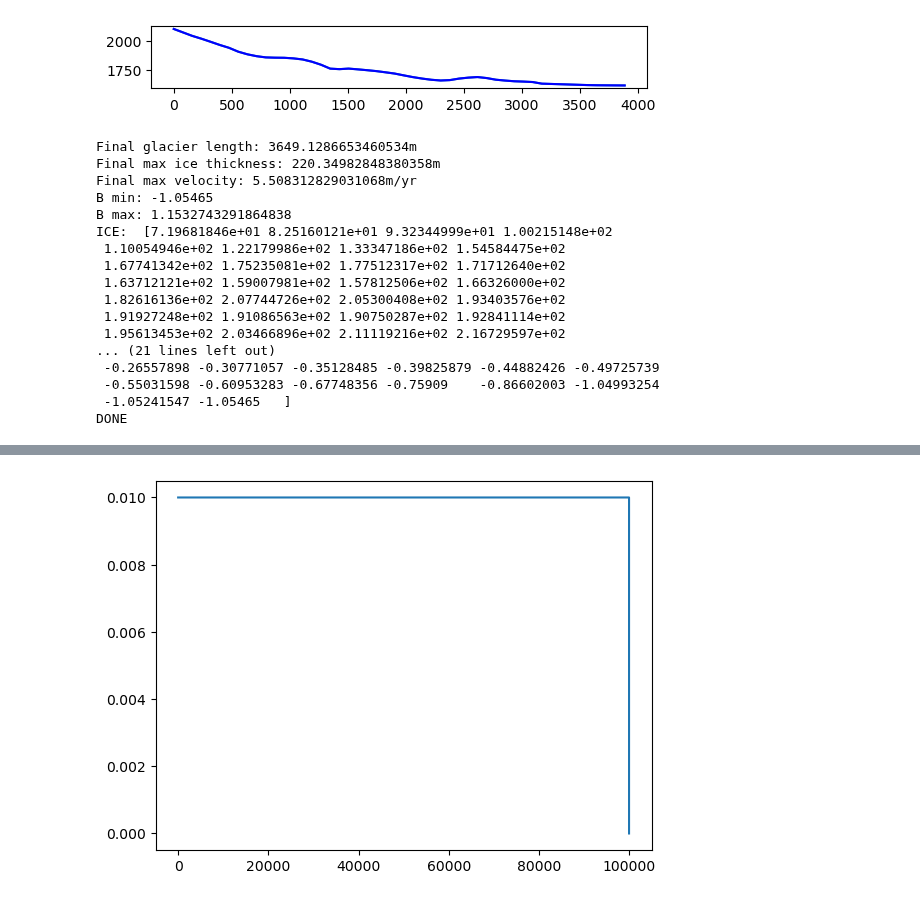
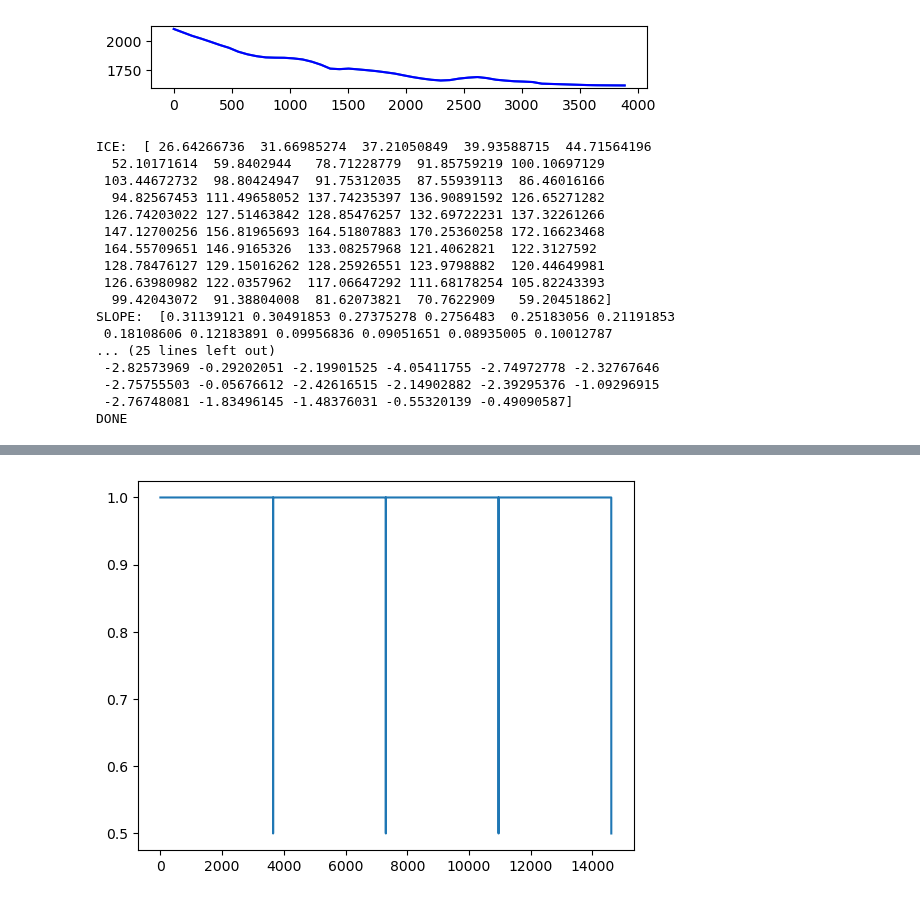
Before and after one commit to kstone3/Senior-Thesis, a Jupyter notebook: SIA/SIA-Mass-Balance-model.ipynb, the cells around one changed output, grey strips where cells are left out. Saved outputs shown, nothing was run; the diff lists cells and outputs as text; code cells hidden in the pictures.

Commit message:
first version of mass balance model

```diff
--- a/SIA/SIA-Mass-Balance-model.ipynb
+++ b/SIA/SIA-Mass-Balance-model.ipynb
@@ -67,18 +77,20 @@ class glacierSim(glacierSim):
         #print("CALC TOPO")
         latitudes = []
         longitudes = []
+        topo = []
         with open('centerlineBed.csv', 'r', newline='') as file:
             reader = csv.reader(file)
             next(reader)  # Skip the header line
             for row in reader:
                 latitudes.append(float(row[2]))    # Latitude is the second column
                 longitudes.append(float(row[1]))   # Longitude is the third column
-                self.topo.append(float(row[0]))
-        cumulative_distances=[0]
+                topo.append(float(row[0]))
+        cumulative_distances=[0.0]
         for i in range(1, len(latitudes)): cumulative_distances.append(cumulative_distances[-1] + self.haversine(latitudes[i - 1], longitudes[i - 1], latitudes[i], longitudes[i]) )
         self.x=np.linspace(cumulative_distances[0], cumulative_distances[-1], self.num_cells)
-        self.topo=np.interp(np.linspace(cumulative_distances[0], cumulative_distances[-1], self.num_cells), cumulative_distances, self.topo)
+        self.topo=np.interp(np.linspace(cumulative_distances[0], cumulative_distances[-1], self.num_cells), cumulative_distances, topo)
         self.valley_length=max(np.max(self.x),100)
+        self.dx = self.valley_length/(self.num_cells-1)
         self.default_b = True
         self.ice_slope[:-1] = abs((np.diff(self.topo)/ self.dx))
         #self.ice=np.exp(-0.5 * ((self.x - 700) / 300) ** 2)
@@ -106,7 +118,3 @@ plt.show()
  1628.47411464 1626.00839972 1623.5426848  1621.07696988 1618.61125497
  1616.14554005 1614.6971145  1614.13140966 1613.56570483 1613.        ]
 [figure]
-# %%
-class glacierSim(glacierSim):
-    def update_b(self):
-        return (self.topo+self.ice-self.curr_ela)*self.gamma
@@ -228,42 +271,57 @@ fig, ax = plt.subplots() #initialize plotting variables
 _ = plt.close(fig) #used to prevent an empty plot from displaying
 # %%
 ela=1880
-time=1000
-save=1000
-gamma=0.00395
-model = glacierSim(ela=ela, time=time, save=save,gamma=gamma)
+time=40
+save=10
+gamma=0.011
+quiet=True
+meltfactor=1.8e-06
+start_time=1000
+ice = [
+    50.81674576, 58.0492316, 65.39974357, 69.26584673, 75.6541392, 84.5574082,
+    93.16036408, 112.38704694, 124.70816911, 131.82922523, 133.94461492, 128.04731581,
+    119.78368355, 114.48489418, 112.37514056, 119.75831875, 135.23782532, 160.12199208,
+    157.96061715, 146.35333828, 145.00609809, 144.29791671, 144.11173286, 146.38344403,
+    149.4198206, 157.63435841, 165.81155222, 172.08082136, 176.45849045, 177.06836948,
+    168.17467552, 149.15732577, 133.66691108, 119.98983147, 118.42297763, 122.25852634,
+    120.05965747, 116.45899098, 109.25399911, 102.33371904, 104.5723128, 96.17898237,
+    86.71000822, 75.76864291, 62.64653003, 45.85246872, 20.18519449, 0.0, 0.0, 0.0
+]
+model = glacierSim(ela=ela, time=time, save=save,gamma=gamma,quiet=quiet, meltfactor=meltfactor, initial_ice=ice, start_time=start_time)
 # plt.plot(glac.x, glac.topo)
 # plt.plot(glac.x,glac.ice+glac.topo, color='b')
 # plt.gca().set_aspect('equal', adjustable='box')
 # plt.show()
 #print(model.dx)
-anim = FuncAnimation(fig, model.run_model, model.frames, init_func=model.init(ax,ela=ela, time=time, save=save,gamma=gamma), blit=False, repeat=False)
+anim = FuncAnimation(fig, model.run_model, model.frames, init_func=model.init(ax,ela=ela, time=time, save=save,gamma=gamma,quiet=quiet, meltfactor=meltfactor, initial_ice=ice, start_time=start_time), blit=False, repeat=False)
 vid = HTML(anim.to_jshtml())
 print("ICE: ",model.ice)
 print("SLOPE: ",model.ice_slope)
 print("MASS BALANCE: ",model.b)
+print('CALCULATED ANNUAL MB: ', model.calculated_annual_mb)
+print('MASS BALANCE DIFF: ',np.array(model.calculated_annual_mb)-np.array(model.annual_mb))
 print("DONE")
 #plt.plot(model.volume_change)
 plt.plot(model.timestep_list)
 #anim.save('animation.mp4', writer='ffmpeg', fps=15, dpi=100)
 vid
 # %% [output]
-Final glacier length: 3649.1286653460534m
-Final max ice thickness: 220.34982848380358m
-Final max velocity: 5.508312829031068m/yr
-B min: -1.05465
-B max: 1.1532743291864838
-ICE:  [7.19681846e+01 8.25160121e+01 9.32344999e+01 1.00215148e+02
- 1.10054946e+02 1.22179986e+02 1.33347186e+02 1.54584475e+02
- 1.67741342e+02 1.75235081e+02 1.77512317e+02 1.71712640e+02
- 1.63712121e+02 1.59007981e+02 1.57812506e+02 1.66326000e+02
- 1.82616136e+02 2.07744726e+02 2.05300408e+02 1.93403576e+02
- 1.91927248e+02 1.91086563e+02 1.90750287e+02 1.92841114e+02
- 1.95613453e+02 2.03466896e+02 2.11119216e+02 2.16729597e+02
-... (21 lines left out)
- -0.26557898 -0.30771057 -0.35128485 -0.39825879 -0.44882426 -0.49725739
- -0.55031598 -0.60953283 -0.67748356 -0.75909    -0.86602003 -1.04993254
- -1.05241547 -1.05465   ]
+ICE:  [ 26.64266736  31.66985274  37.21050849  39.93588715  44.71564196
+  52.10171614  59.8402944   78.71228779  91.85759219 100.10697129
+ 103.44672732  98.80424947  91.75312035  87.55939113  86.46016166
+  94.82567453 111.49658052 137.74235397 136.90891592 126.65271282
+ 126.74203022 127.51463842 128.85476257 132.69722231 137.32261266
+ 147.12700256 156.81965693 164.51807883 170.25360258 172.16623468
+ 164.55709651 146.9165326  133.08257968 121.4062821  122.3127592
+ 128.78476127 129.15016262 128.25926551 123.9798882  120.44649981
+ 126.63980982 122.0357962  117.06647292 111.68178254 105.82243393
+  99.42043072  91.38804008  81.62073821  70.7622909   59.20451862]
+SLOPE:  [0.31139121 0.30491853 0.27375278 0.2756483  0.25183056 0.21191853
+ 0.18108606 0.12183891 0.09956836 0.09051651 0.08935005 0.10012787
+... (25 lines left out)
+ -2.82573969 -0.29202051 -2.19901525 -4.05411755 -2.74972778 -2.32767646
+ -2.75755503 -0.05676612 -2.42616515 -2.14902882 -2.39295376 -1.09296915
+ -2.76748081 -1.83496145 -1.48376031 -0.55320139 -0.49090587]
 DONE
 [interactive output not drawn]
-[figure, old version]
+[figure, new version]
```
Also changed, not shown: parts of 7 cells of this notebook, 4 other files.
